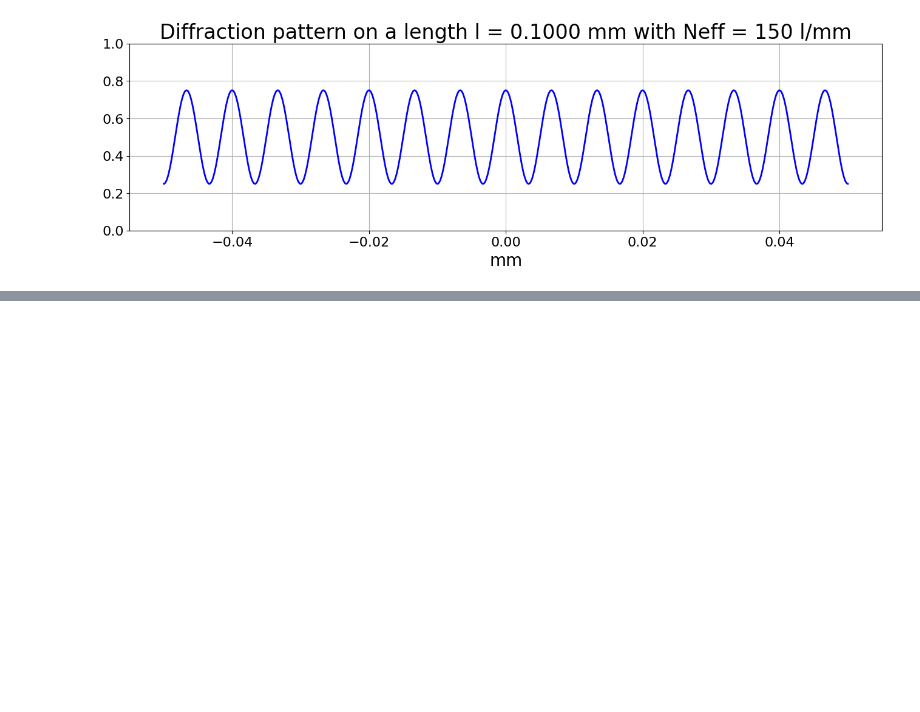
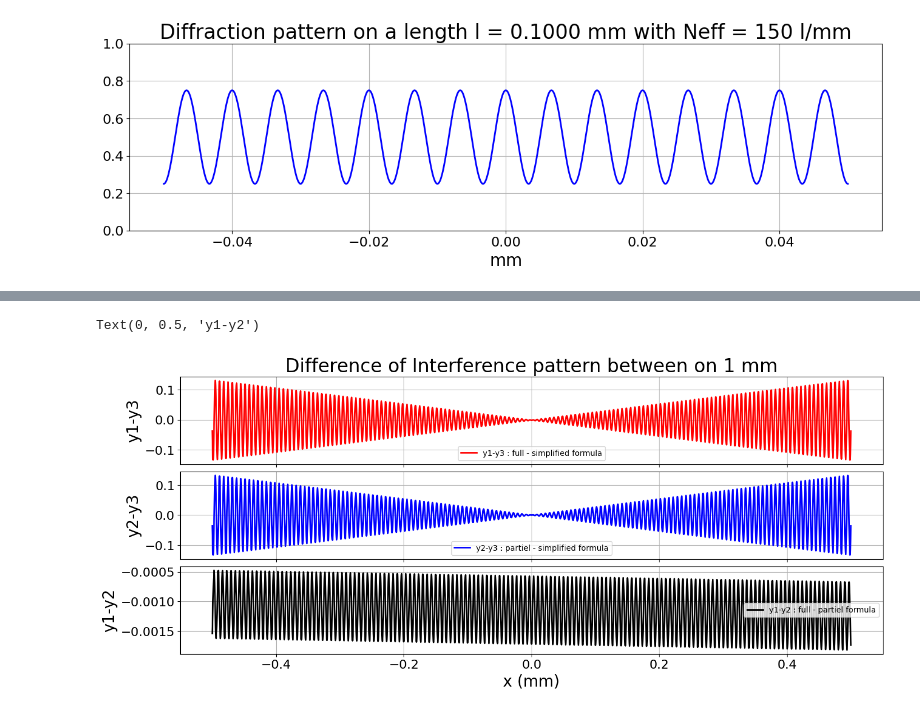
Before and after one commit to sylvielsstfr/AuxtelPSFpoppy, a Jupyter notebook: docs/notebooks/introdiffraction/04_InterferenceTwoSources.ipynb, the cells around one changed output, grey strips where cells are left out. Saved outputs shown, nothing was run; the diff lists cells and outputs as text; code cells hidden in the pictures; blank space fills up the shorter version.

```diff
--- a/docs/notebooks/introdiffraction/04_InterferenceTwoSources.ipynb
+++ b/docs/notebooks/introdiffraction/04_InterferenceTwoSources.ipynb
@@ -281,0 +383,23 @@ plt.plot(x,y)
+# %%
+x = np.linspace(-.5,0.5,50000)
+y1 = InterferenceModule1D_1(x,C,DPSI)
+y2 = InterferenceModule1D_2(x,C,DPSI)
+y3 = InterferenceModule1D_3(x,C,DPSI)
+
+fig,(ax1,ax2,ax3)  = plt.subplots(3,1,figsize=(14,6),layout="constrained",sharex=True)
+ax1.plot(x,y1-y3,'r',label = "y1-y3 : full - simplified formula")
+ax2.plot(x,y2-y3,'b',label = "y2-y3 : partiel - simplified formula")
+ax3.plot(x,y1-y2,'k',label = "y1-y2 : full - partiel formula")
+ax1.grid(); ax1.legend()
+ax2.grid(); ax2.legend()
+ax3.grid(); ax3.legend()
+
+
+ax1.set_title("Difference of Interference pattern between on 1 mm")
+ax3.set_xlabel("x (mm)")
+ax1.set_ylabel("y1-y3")
+ax2.set_ylabel("y2-y3")
+ax3.set_ylabel("y1-y2")
+# %% [output]
+Text(0, 0.5, 'y1-y2')
+[figure, added]
```
Also changed, not shown: parts of 22 cells of this notebook, 1 other file.
